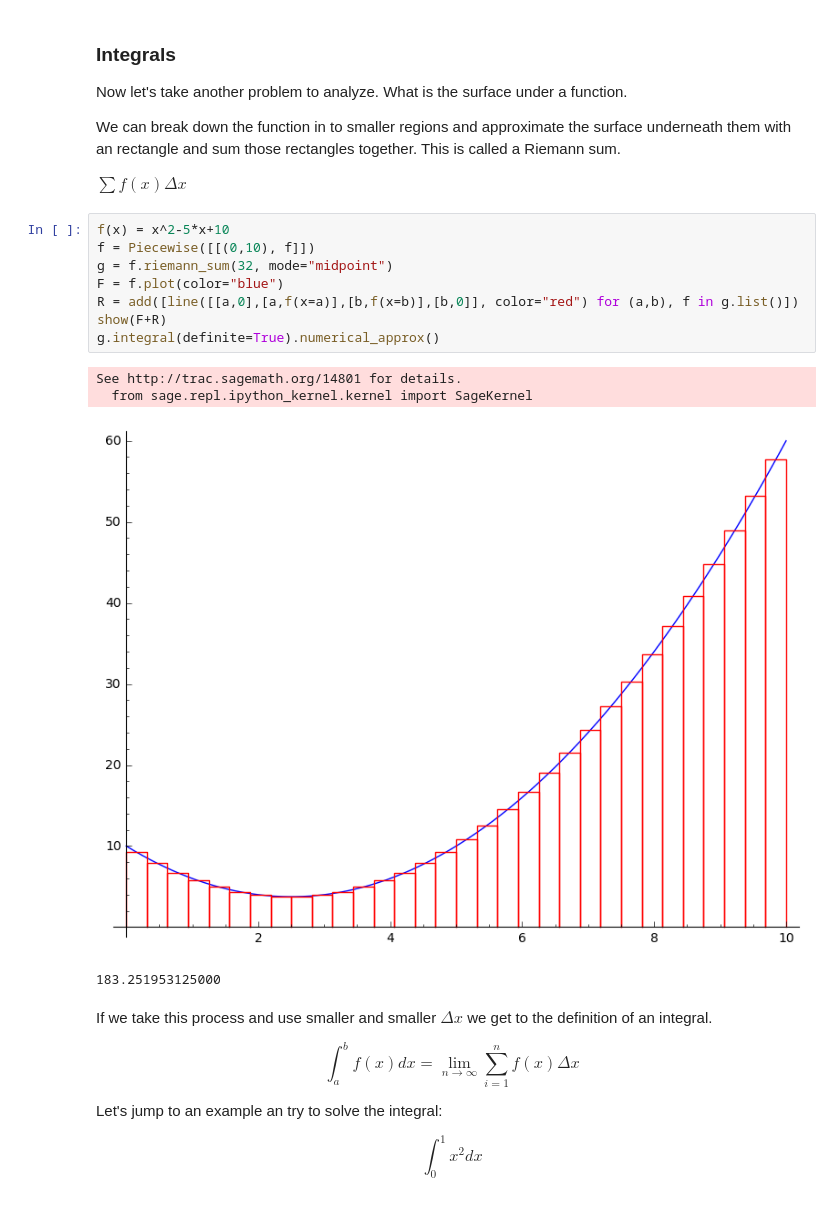
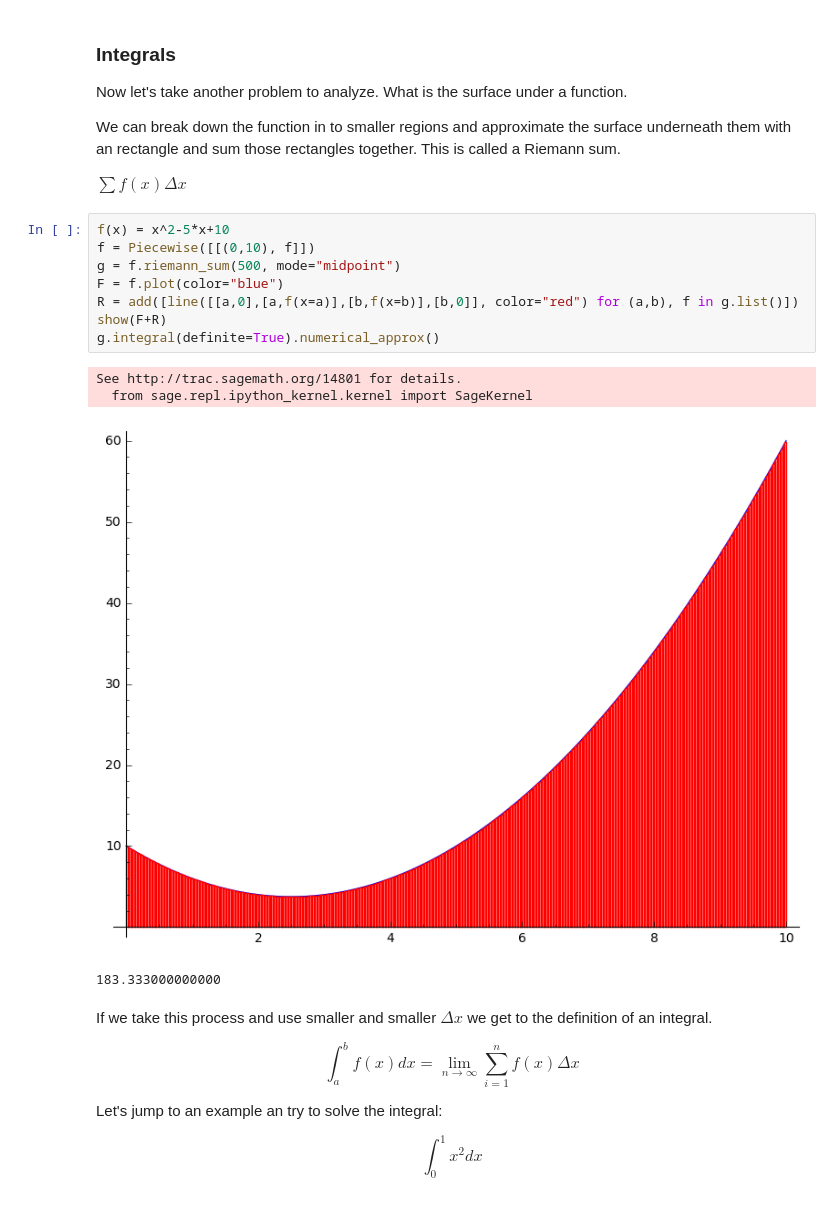
Before and after one commit to cualquiercosa327/Math, a Jupyter notebook: Calculus.ipynb, the cells around one changed output. Saved outputs shown, nothing was run; the diff lists cells and outputs as text.

```diff
--- a/Calculus.ipynb
+++ b/Calculus.ipynb
@@ -144,16 +172,16 @@ $\sum f(x)\Delta x $
 # %%
 f(x) = x^2-5*x+10
 f = Piecewise([[(0,10), f]])
-g = f.riemann_sum(32, mode="midpoint")
+g = f.riemann_sum(500, mode="midpoint")
 F = f.plot(color="blue")
 R = add([line([[a,0],[a,f(x=a)],[b,f(x=b)],[b,0]], color="red") for (a,b), f in g.list()])
 show(F+R)
 g.integral(definite=True).numerical_approx()
 # %% [output]
 See http://trac.sagemath.org/14801 for details.
   from sage.repl.ipython_kernel.kernel import SageKernel
-[figure, old version]
+[figure, new version]
-183.251953125000
+183.333000000000
 # %% [markdown]
 
 If we take this process and use smaller and smaller $ \Delta x $ we get to the definition of an integral.
```
Also changed, not shown: parts of 10 cells of this notebook, 3 other files.
